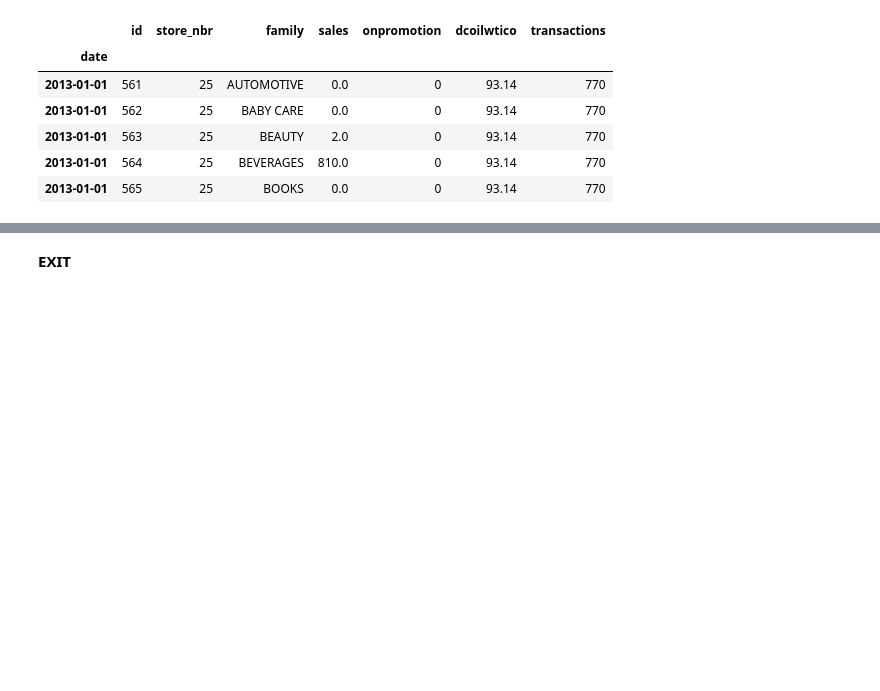
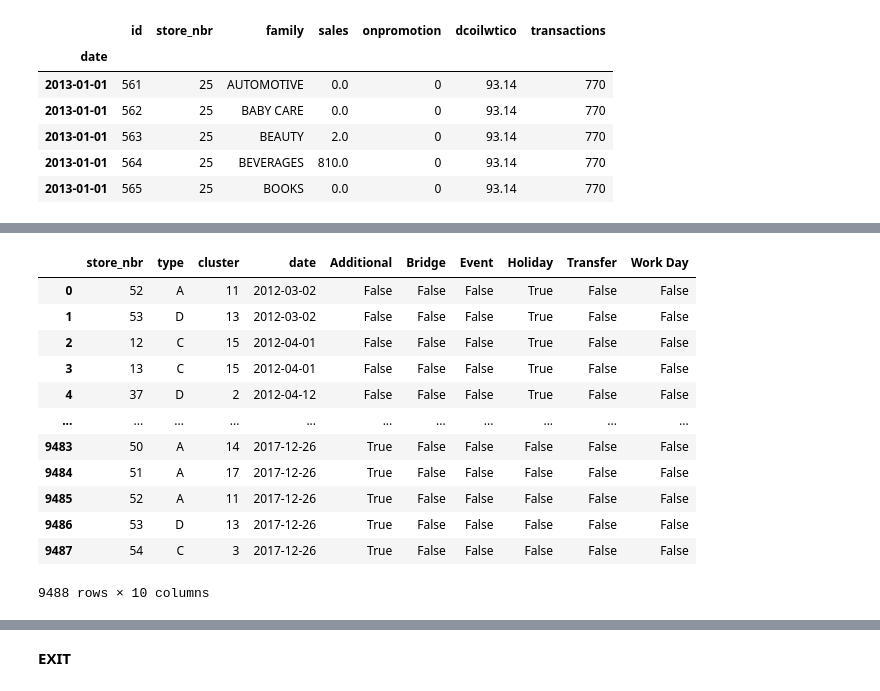
Before and after one commit to Divgithub045/mlProject-salesPredictor, a Jupyter notebook: model.ipynb, the cells around one changed output, grey strips where cells are left out. Saved outputs shown, nothing was run; the diff lists cells and outputs as text; code cells hidden in the pictures; blank space fills up the shorter version.

```diff
--- a/model.ipynb
+++ b/model.ipynb
@@ -394,0 +452,31 @@ model_fit = model.fit()
+# %%
+import pandas as pd
+
+# Step 1: One-hot encode holiday 'type'
+df_type_dummies = pd.get_dummies(df_holidays['type'])
+
+# Step 2: Combine with relevant holiday info
+df_holidays = pd.concat([df_holidays[['date', 'locale', 'locale_name']], dummy], axis=1)
+
+# Step 3: Merge holidays with matching stores
+merged = []
+
+for _, row in df_holidays.iterrows():
+    if row['locale'] == 'National':
+        temp = df_stores.copy()
+    elif row['locale'] == 'Regional':
+        temp = df_stores[df_stores['state'] == row['locale_name']]
+    elif row['locale'] == 'Local':
+        temp = df_stores[df_stores['city'] == row['locale_name']]
+    else:
+        continue
+
+    for col in df_type_dummies.columns:
+        temp[col] = row[col]
+    temp['date'] = row['date']
+
+    # Keep only the necessary columns
+    merged.append(temp[['store_nbr', 'type', 'cluster', 'date'] + list(dummy.columns)])
+
+# Step 4: Concatenate the final result
+df_final = pd.concat(merged, ignore_index=True)
@@ -394,0 +501,16 @@ model_fit = model.fit()
+# %%
+df_final
+# %% [output]
+|  | store_nbr | type | cluster | date | Additional | Bridge | Event | Holiday | Transfer | Work Day |
+| 0 | 52 | A | 11 | 2012-03-02 | False | False | False | True | False | False |
+| 1 | 53 | D | 13 | 2012-03-02 | False | False | False | True | False | False |
+| 2 | 12 | C | 15 | 2012-04-01 | False | False | False | True | False | False |
+| 3 | 13 | C | 15 | 2012-04-01 | False | False | False | True | False | False |
+| 4 | 37 | D | 2 | 2012-04-12 | False | False | False | True | False | False |
+| ... | ... | ... | ... | ... | ... | ... | ... | ... | ... | ... |
+| 9483 | 50 | A | 14 | 2017-12-26 | True | False | False | False | False | False |
+| 9484 | 51 | A | 17 | 2017-12-26 | True | False | False | False | False | False |
+| 9485 | 52 | A | 11 | 2017-12-26 | True | False | False | False | False | False |
+| 9486 | 53 | D | 13 | 2017-12-26 | True | False | False | False | False | False |
+| 9487 | 54 | C | 3 | 2017-12-26 | True | False | False | False | False | False |
+9488 rows × 10 columns
```
Also changed, not shown: parts of 21 cells of this notebook.
